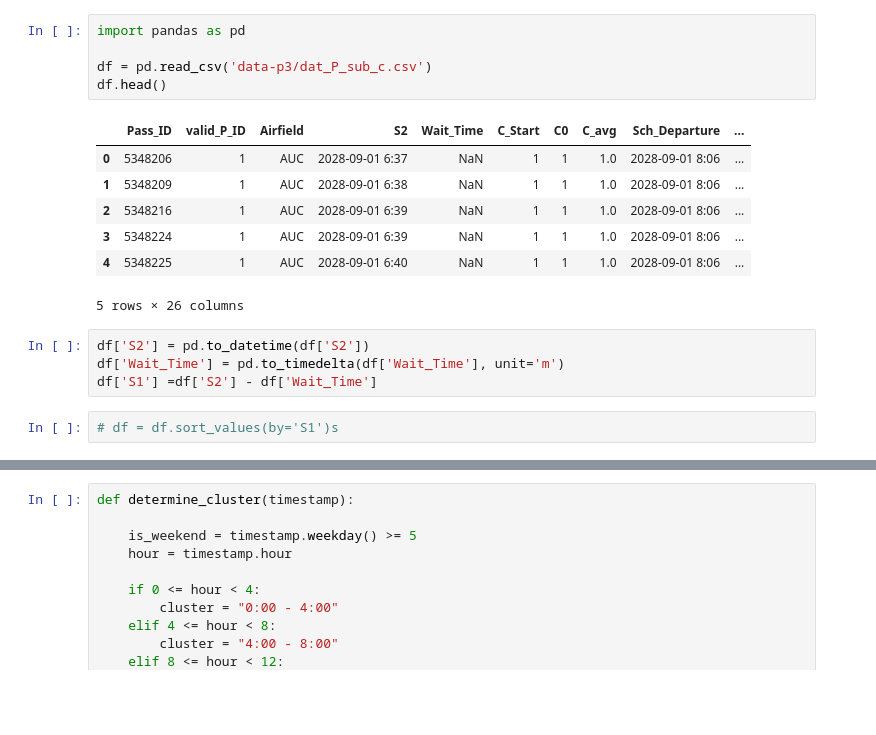
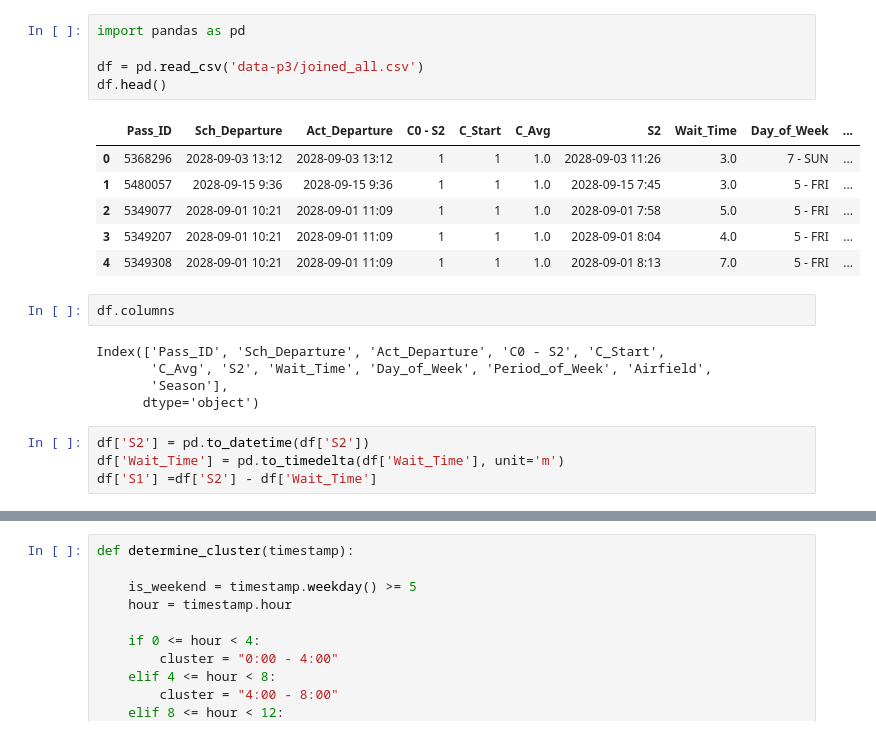
Before and after one commit to mairihallman/MAT-4376E-F24, a Jupyter notebook: 3-queueing-systems/queuing.ipynb, the cells around one changed output, grey strips where cells are left out. Drawn from its saved outputs; the diff is of its cells as text; blank space fills up the shorter version.

```diff
--- a/3-queueing-systems/queuing.ipynb
+++ b/3-queueing-systems/queuing.ipynb
@@ -1,19 +1,23 @@
 # %%
 import pandas as pd
 
-df = pd.read_csv('data-p3/dat_P_sub_c.csv')
+df = pd.read_csv('data-p3/joined_all.csv')
 df.head()
 # %% [output]
-|  | Pass_ID | valid_P_ID | Airfield | S2 | Wait_Time | C_Start | C0 | C_avg | Sch_Departure | ... |
-| 0 | 5348206 | 1 | AUC | 2028-09-01 6:37 | NaN | 1 | 1 | 1.0 | 2028-09-01 8:06 | ... |
-| 1 | 5348209 | 1 | AUC | 2028-09-01 6:38 | NaN | 1 | 1 | 1.0 | 2028-09-01 8:06 | ... |
-| 2 | 5348216 | 1 | AUC | 2028-09-01 6:39 | NaN | 1 | 1 | 1.0 | 2028-09-01 8:06 | ... |
-| 3 | 5348224 | 1 | AUC | 2028-09-01 6:39 | NaN | 1 | 1 | 1.0 | 2028-09-01 8:06 | ... |
-| 4 | 5348225 | 1 | AUC | 2028-09-01 6:40 | NaN | 1 | 1 | 1.0 | 2028-09-01 8:06 | ... |
+|  | Pass_ID | Sch_Departure | Act_Departure | C0 - S2 | C_Start | C_Avg | S2 | Wait_Time | Day_of_Week | ... |
+| 0 | 5368296 | 2028-09-03 13:12 | 2028-09-03 13:12 | 1 | 1 | 1.0 | 2028-09-03 11:26 | 3.0 | 7 - SUN | ... |
+| 1 | 5480057 | 2028-09-15 9:36 | 2028-09-15 9:36 | 1 | 1 | 1.0 | 2028-09-15 7:45 | 3.0 | 5 - FRI | ... |
+| 2 | 5349077 | 2028-09-01 10:21 | 2028-09-01 11:09 | 1 | 1 | 1.0 | 2028-09-01 7:58 | 5.0 | 5 - FRI | ... |
+| 3 | 5349207 | 2028-09-01 10:21 | 2028-09-01 11:09 | 1 | 1 | 1.0 | 2028-09-01 8:04 | 4.0 | 5 - FRI | ... |
+| 4 | 5349308 | 2028-09-01 10:21 | 2028-09-01 11:09 | 1 | 1 | 1.0 | 2028-09-01 8:13 | 7.0 | 5 - FRI | ... |
-5 rows × 26 columns
+# %%
+df.columns
+# %% [output]
+Index(['Pass_ID', 'Sch_Departure', 'Act_Departure', 'C0 - S2', 'C_Start',
+       'C_Avg', 'S2', 'Wait_Time', 'Day_of_Week', 'Period_of_Week', 'Airfield',
+       'Season'],
+      dtype='object')
 # %%
 df['S2'] = pd.to_datetime(df['S2'])
 df['Wait_Time'] = pd.to_timedelta(df['Wait_Time'], unit='m')
 df['S1'] =df['S2'] - df['Wait_Time']
-# %%
-# df = df.sort_values(by='S1')s
```
Also changed, not shown: parts of 15 cells of this notebook, 5 other files.
